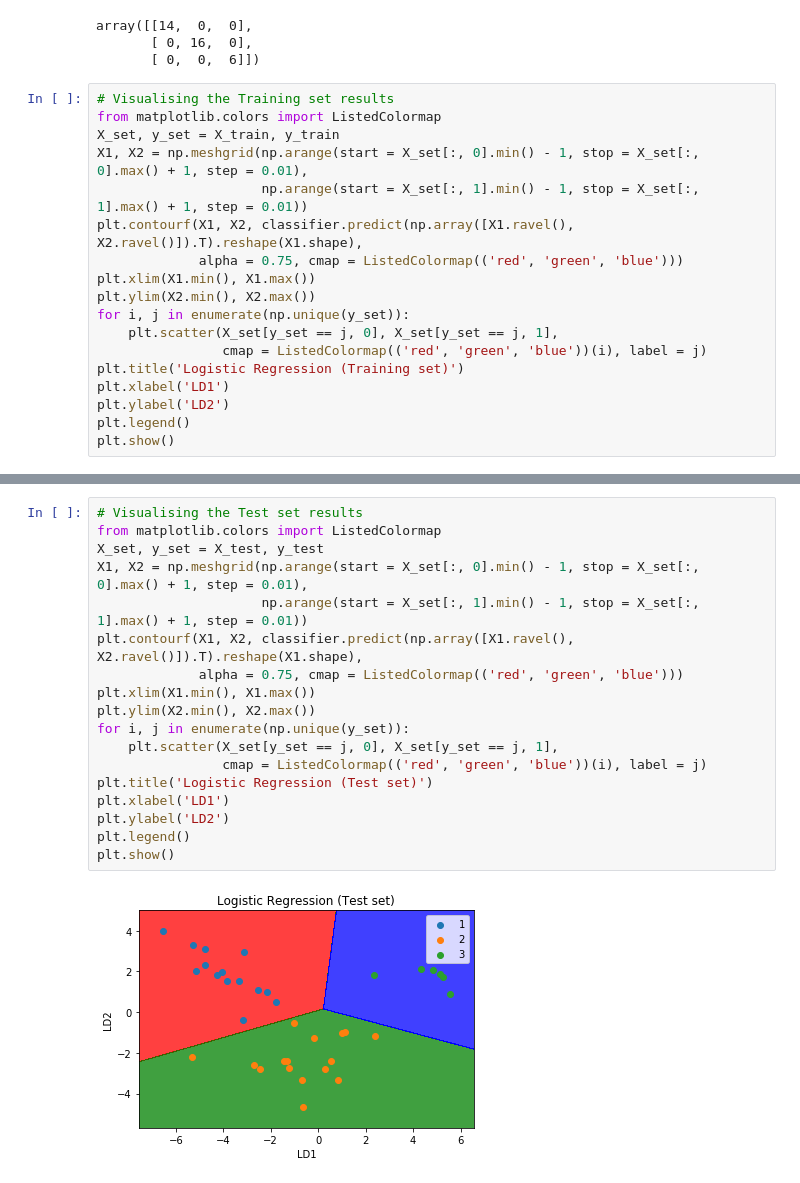
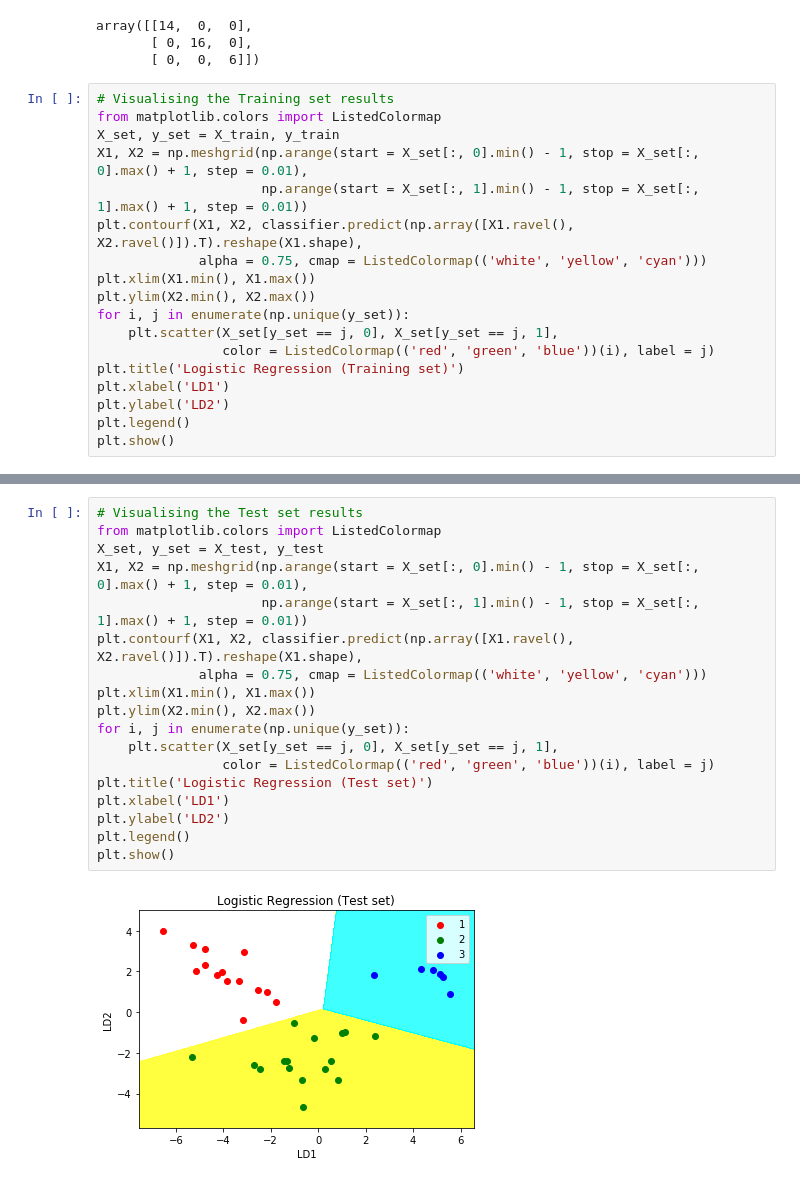
Before and after one commit to ZohebAbai/Projects-both-in-Python-R, a Jupyter notebook: Dimensionality Reduction/LDA/P22.ipynb, the cells around one changed output, grey strips where cells are left out. Drawn from its saved outputs; the diff is of its cells as text.

```diff
--- a/Dimensionality Reduction/LDA/P22.ipynb
+++ b/Dimensionality Reduction/LDA/P22.ipynb
@@ -64,12 +64,12 @@ X_set, y_set = X_train, y_train
 X1, X2 = np.meshgrid(np.arange(start = X_set[:, 0].min() - 1, stop = X_set[:, 0].max() + 1, step = 0.01),
                      np.arange(start = X_set[:, 1].min() - 1, stop = X_set[:, 1].max() + 1, step = 0.01))
 plt.contourf(X1, X2, classifier.predict(np.array([X1.ravel(), X2.ravel()]).T).reshape(X1.shape),
-             alpha = 0.75, cmap = ListedColormap(('red', 'green', 'blue')))
+             alpha = 0.75, cmap = ListedColormap(('white', 'yellow', 'cyan')))
 plt.xlim(X1.min(), X1.max())
 plt.ylim(X2.min(), X2.max())
 for i, j in enumerate(np.unique(y_set)):
     plt.scatter(X_set[y_set == j, 0], X_set[y_set == j, 1],
-                cmap = ListedColormap(('red', 'green', 'blue'))(i), label = j)
+                color = ListedColormap(('red', 'green', 'blue'))(i), label = j)
 plt.title('Logistic Regression (Training set)')
 plt.xlabel('LD1')
 plt.ylabel('LD2')
@@ -80,20 +80,20 @@ plt.show()
 # %%
 # Visualising the Test set results
 from matplotlib.colors import ListedColormap
 X_set, y_set = X_test, y_test
 X1, X2 = np.meshgrid(np.arange(start = X_set[:, 0].min() - 1, stop = X_set[:, 0].max() + 1, step = 0.01),
                      np.arange(start = X_set[:, 1].min() - 1, stop = X_set[:, 1].max() + 1, step = 0.01))
 plt.contourf(X1, X2, classifier.predict(np.array([X1.ravel(), X2.ravel()]).T).reshape(X1.shape),
-             alpha = 0.75, cmap = ListedColormap(('red', 'green', 'blue')))
+             alpha = 0.75, cmap = ListedColormap(('white', 'yellow', 'cyan')))
 plt.xlim(X1.min(), X1.max())
 plt.ylim(X2.min(), X2.max())
 for i, j in enumerate(np.unique(y_set)):
     plt.scatter(X_set[y_set == j, 0], X_set[y_set == j, 1],
-                cmap = ListedColormap(('red', 'green', 'blue'))(i), label = j)
+                color = ListedColormap(('red', 'green', 'blue'))(i), label = j)
 plt.title('Logistic Regression (Test set)')
 plt.xlabel('LD1')
 plt.ylabel('LD2')
 plt.legend()
 plt.show()
 # %% [output]
-[figure, old version]
+[figure, new version]
```
Also changed, not shown: parts of 1 cell of this notebook, 1 other file.
